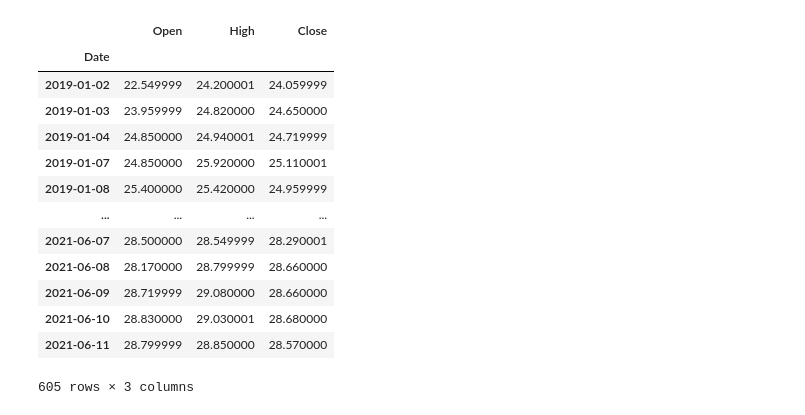
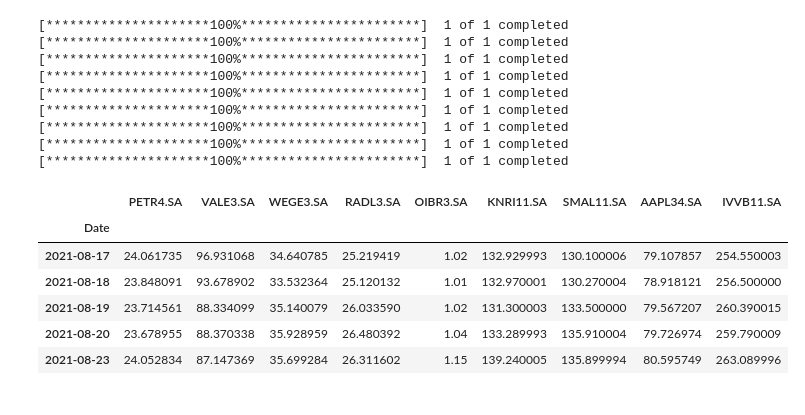
Before and after one commit to wwweslei/financeDataScience, a Jupyter notebook: jupyter/notebooks/first_notbbok.ipynb, the cells around one changed output. Cells and saved outputs as stored; diff of their text form; code cells hidden in the pictures.

```diff
--- a/jupyter/notebooks/first_notbbok.ipynb
+++ b/jupyter/notebooks/first_notbbok.ipynb
@@ -1,27 +0,0 @@
-# %%
-import pandas as pd
-import yfinance as yf
-import math
-
-df = yf.download(
-    'petr4.sa',
-    start='2019-01-01',
-    end='2021-06-12',
-    progress=False,
-)
-df[["Open", "High", "Close"]]
-# %% [output]
-|  | Open | High | Close |
-| Date |  |  |  |
-| 2019-01-02 | 22.549999 | 24.200001 | 24.059999 |
-| 2019-01-03 | 23.959999 | 24.820000 | 24.650000 |
-| 2019-01-04 | 24.850000 | 24.940001 | 24.719999 |
-| 2019-01-07 | 24.850000 | 25.920000 | 25.110001 |
-| 2019-01-08 | 25.400000 | 25.420000 | 24.959999 |
-| ... | ... | ... | ... |
-| 2021-06-07 | 28.500000 | 28.549999 | 28.290001 |
-| 2021-06-08 | 28.170000 | 28.799999 | 28.660000 |
-| 2021-06-09 | 28.719999 | 29.080000 | 28.660000 |
-| 2021-06-10 | 28.830000 | 29.030001 | 28.680000 |
-| 2021-06-11 | 28.799999 | 28.850000 | 28.570000 |
-605 rows × 3 columns
@@ -30,0 +1,33 @@ import pandas as pd
+# %%
+import yfinance as yf
+import yfinance as yf
+import pandas as pd
+import numpy as np
+
+ativos = ['PETR4.SA','VALE3.SA', 'WEGE3.SA',
+          'RADL3.SA', 'OIBR3.SA','KNRI11.SA',
+          'SMAL11.SA','AAPL34.SA','IVVB11.SA']
+inicio = '2020-05-01'
+fim = '2021-08-24'
+
+precos = pd.DataFrame()
+for i in ativos:
+  precos[i] = yf.download(i, start = inicio, end = fim)['Adj Close']
+precos.tail(5)
+# %% [output]
+[*********************100%***********************]  1 of 1 completed
+[*********************100%***********************]  1 of 1 completed
+[*********************100%***********************]  1 of 1 completed
+[*********************100%***********************]  1 of 1 completed
+[*********************100%***********************]  1 of 1 completed
+[*********************100%***********************]  1 of 1 completed
+[*********************100%***********************]  1 of 1 completed
+[*********************100%***********************]  1 of 1 completed
+[*********************100%***********************]  1 of 1 completed
+|  | PETR4.SA | VALE3.SA | WEGE3.SA | RADL3.SA | OIBR3.SA | KNRI11.SA | SMAL11.SA | AAPL34.SA | IVVB11.SA |
+| Date |  |  |  |  |  |  |  |  |  |
+| 2021-08-17 | 24.061735 | 96.931068 | 34.640785 | 25.219419 | 1.02 | 132.929993 | 130.100006 | 79.107857 | 254.550003 |
+| 2021-08-18 | 23.848091 | 93.678902 | 33.532364 | 25.120132 | 1.01 | 132.970001 | 130.270004 | 78.918121 | 256.500000 |
+| 2021-08-19 | 23.714561 | 88.334099 | 35.140079 | 26.033590 | 1.02 | 131.300003 | 133.500000 | 79.567207 | 260.390015 |
+| 2021-08-20 | 23.678955 | 88.370338 | 35.928959 | 26.480392 | 1.04 | 133.289993 | 135.910004 | 79.726974 | 259.790009 |
+| 2021-08-23 | 24.052834 | 87.147369 | 35.699284 | 26.311602 | 1.15 | 139.240005 | 135.899994 | 80.595749 | 263.089996 |
```
Also changed, not shown: parts of 7 cells of this notebook, 13 other files.
